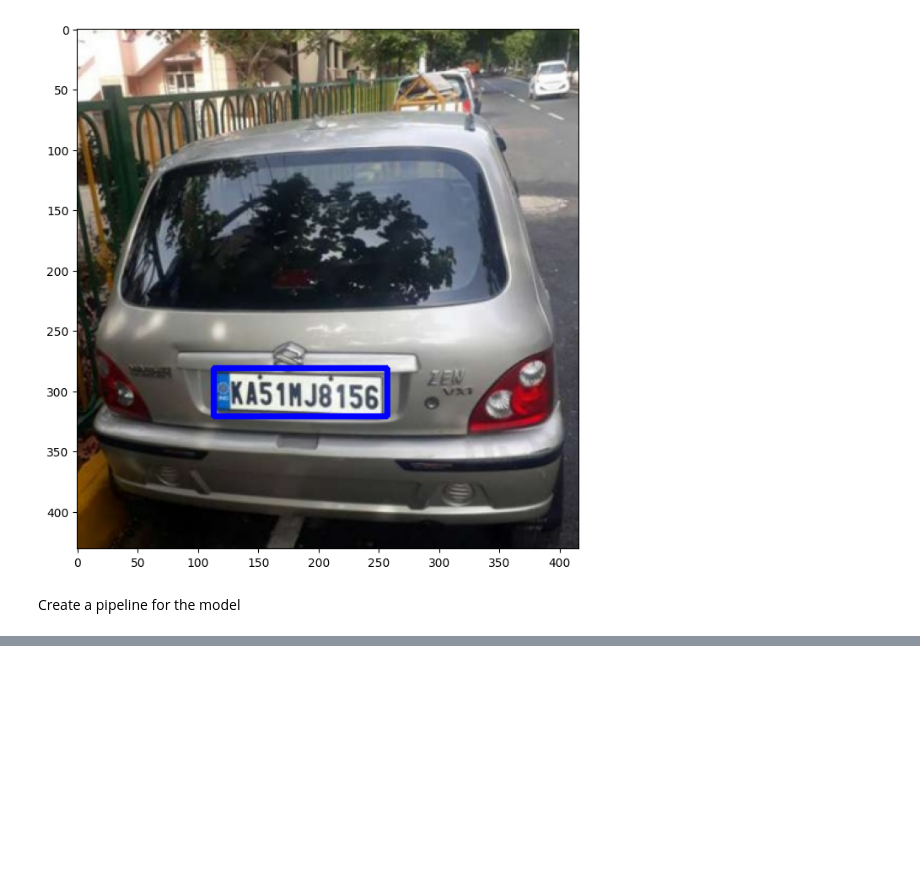
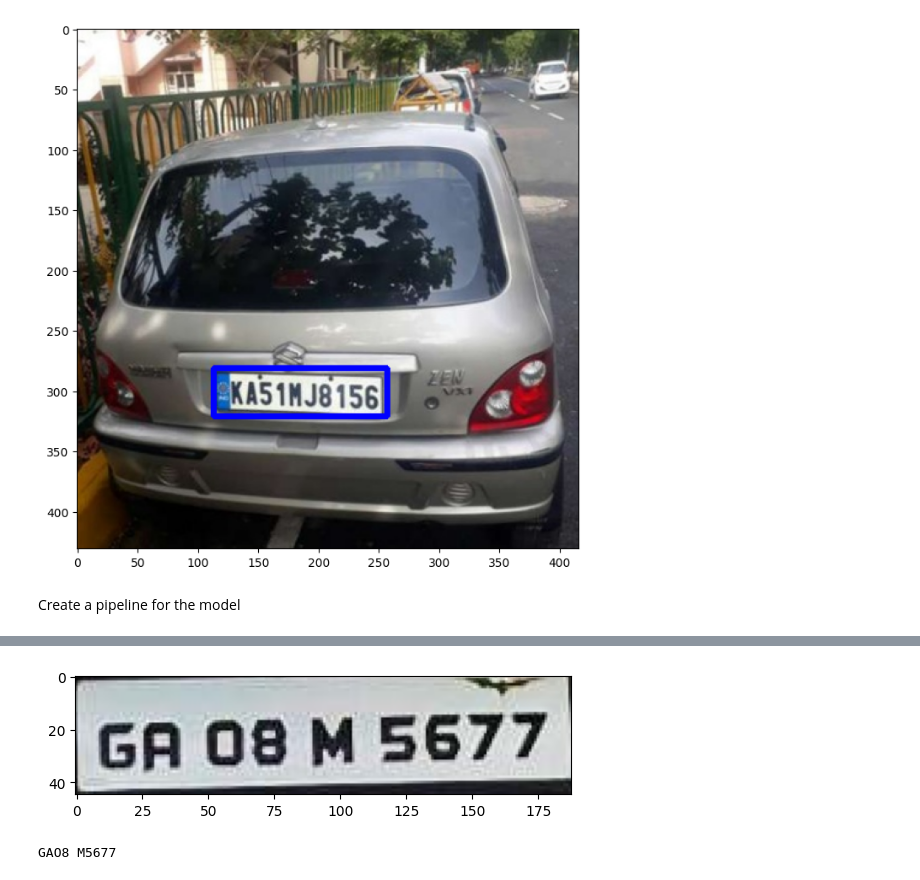
Before and after one commit to MauriPT/license-plate-detection, a Jupyter notebook: make_predictions.ipynb, the cells around one changed output, grey strips where cells are left out. Cells and saved outputs as stored; diff of their text form; code cells hidden in the pictures; blank space fills up the shorter version.

```diff
--- a/make_predictions.ipynb
+++ b/make_predictions.ipynb
@@ -99,0 +117,16 @@ plt.show()
+# %%
+img = np.array(load_img(path))
+xmin ,xmax,ymin,ymax = license_coords[0]
+plate = img[ymin:ymax,xmin:xmax]
+# %%
+plt.imshow(plate)
+plt.show()
+# %% [output]
+[figure, added]
+# %%
+# extract text from image
+
+plate_text = pt.image_to_string(plate)
+print(plate_text)
+# %% [output]
+GAO8 M5677
```
Also changed, not shown: parts of 4 cells of this notebook.
